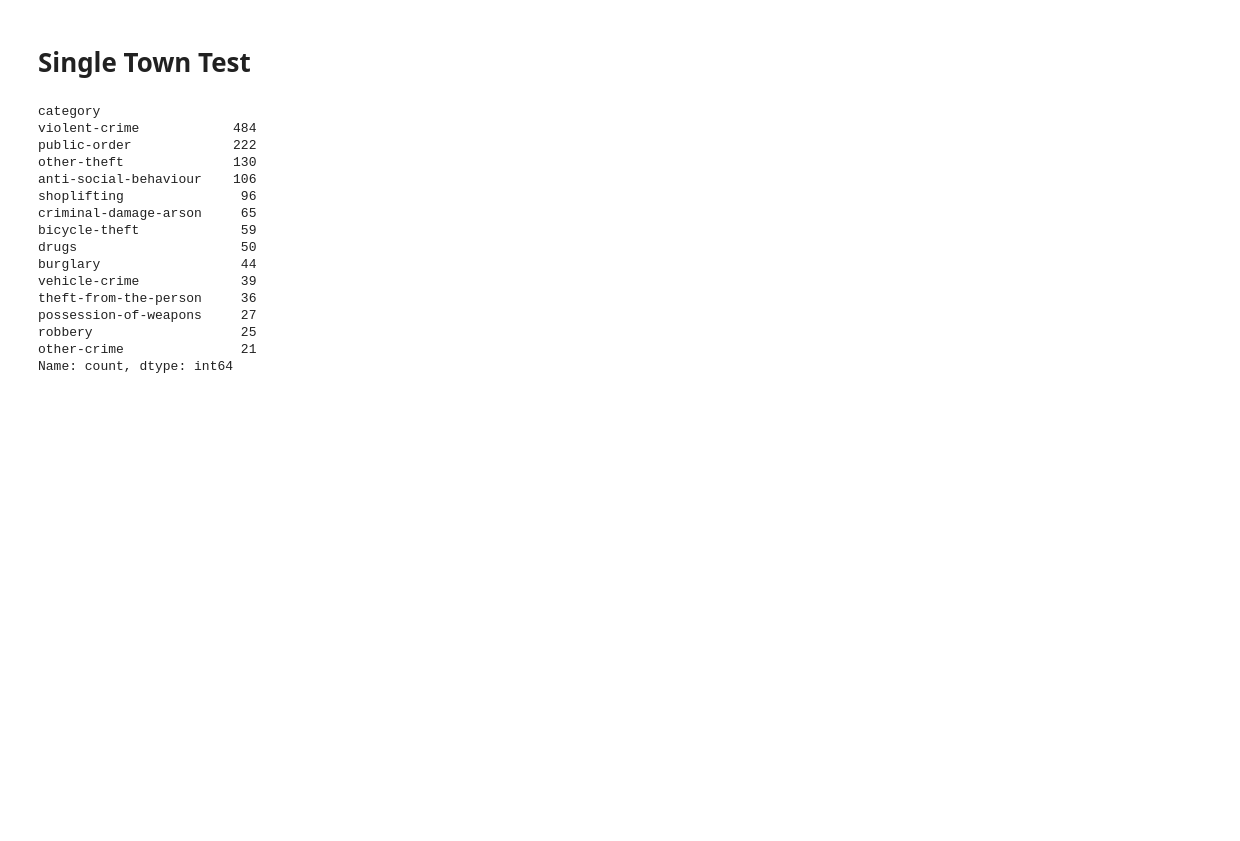
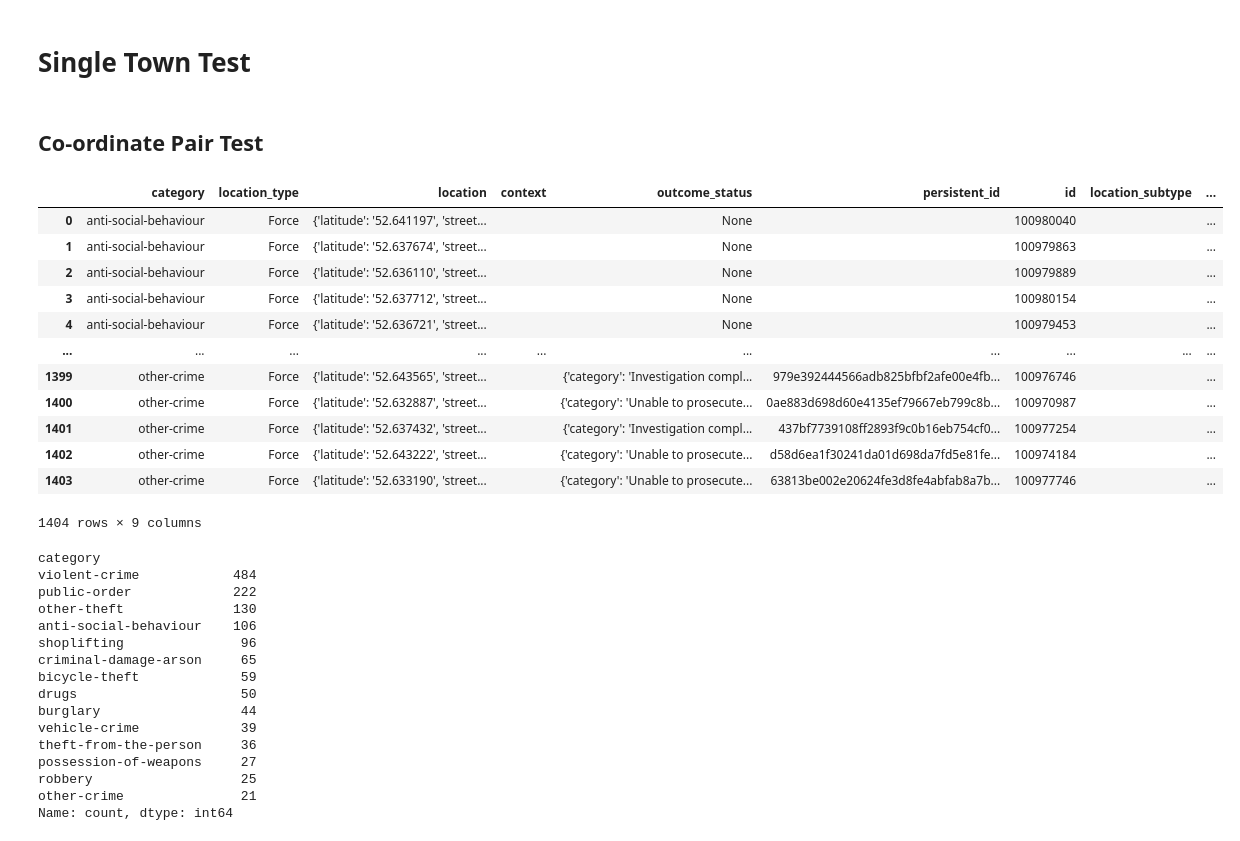
Before and after one commit to willbanny/Location-Analysis, a Jupyter notebook: crime_data/crime_data_notebooks/Crime_Data_Test_Book.ipynb, the cells around one changed output. Saved outputs shown, nothing was run; the diff lists cells and outputs as text; code cells hidden in the pictures; blank space fills up the shorter version.

```diff
--- a/crime_data/crime_data_notebooks/Crime_Data_Test_Book.ipynb
+++ b/crime_data/crime_data_notebooks/Crime_Data_Test_Book.ipynb
@@ -10,10 +10,28 @@ import requests
 # Single Town Test
 # %%
 url = 'https://data.police.uk/api/crimes-street/all-crime?lat=52.639969&lng=-1.129966&date=2022-04'
+# %% [markdown]
+## Co-ordinate Pair Test
 # %%
 response = requests.get(url)
 # %%
 test_df = pd.DataFrame(response.json())
+# %%
+test_df
+# %% [output]
+|  | category | location_type | location | context | outcome_status | persistent_id | id | location_subtype | ... |
+| 0 | anti-social-behaviour | Force | {'latitude': '52.641197', 'street... |  | None |  | 100980040 |  | ... |
+| 1 | anti-social-behaviour | Force | {'latitude': '52.637674', 'street... |  | None |  | 100979863 |  | ... |
+| 2 | anti-social-behaviour | Force | {'latitude': '52.636110', 'street... |  | None |  | 100979889 |  | ... |
+| 3 | anti-social-behaviour | Force | {'latitude': '52.637712', 'street... |  | None |  | 100980154 |  | ... |
+| 4 | anti-social-behaviour | Force | {'latitude': '52.636721', 'street... |  | None |  | 100979453 |  | ... |
+| ... | ... | ... | ... | ... | ... | ... | ... | ... | ... |
+| 1399 | other-crime | Force | {'latitude': '52.643565', 'street... |  | {'category': 'Investigation compl... | 979e392444566adb825bfbf2afe00e4fb... | 100976746 |  | ... |
+| 1400 | other-crime | Force | {'latitude': '52.632887', 'street... |  | {'category': 'Unable to prosecute... | 0ae883d698d60e4135ef79667eb799c8b... | 100970987 |  | ... |
+| 1401 | other-crime | Force | {'latitude': '52.637432', 'street... |  | {'category': 'Investigation compl... | 437bf7739108ff2893f9c0b16eb754cf0... | 100977254 |  | ... |
+| 1402 | other-crime | Force | {'latitude': '52.643222', 'street... |  | {'category': 'Unable to prosecute... | d58d6ea1f30241da01d698da7fd5e81fe... | 100974184 |  | ... |
+| 1403 | other-crime | Force | {'latitude': '52.633190', 'street... |  | {'category': 'Unable to prosecute... | 63813be002e20624fe3d8fe4abfab8a7b... | 100977746 |  | ... |
+1404 rows × 9 columns
 # %%
 crime_category = test_df[['category']]
 # %%
```
Also changed, not shown: parts of 27 cells of this notebook.
